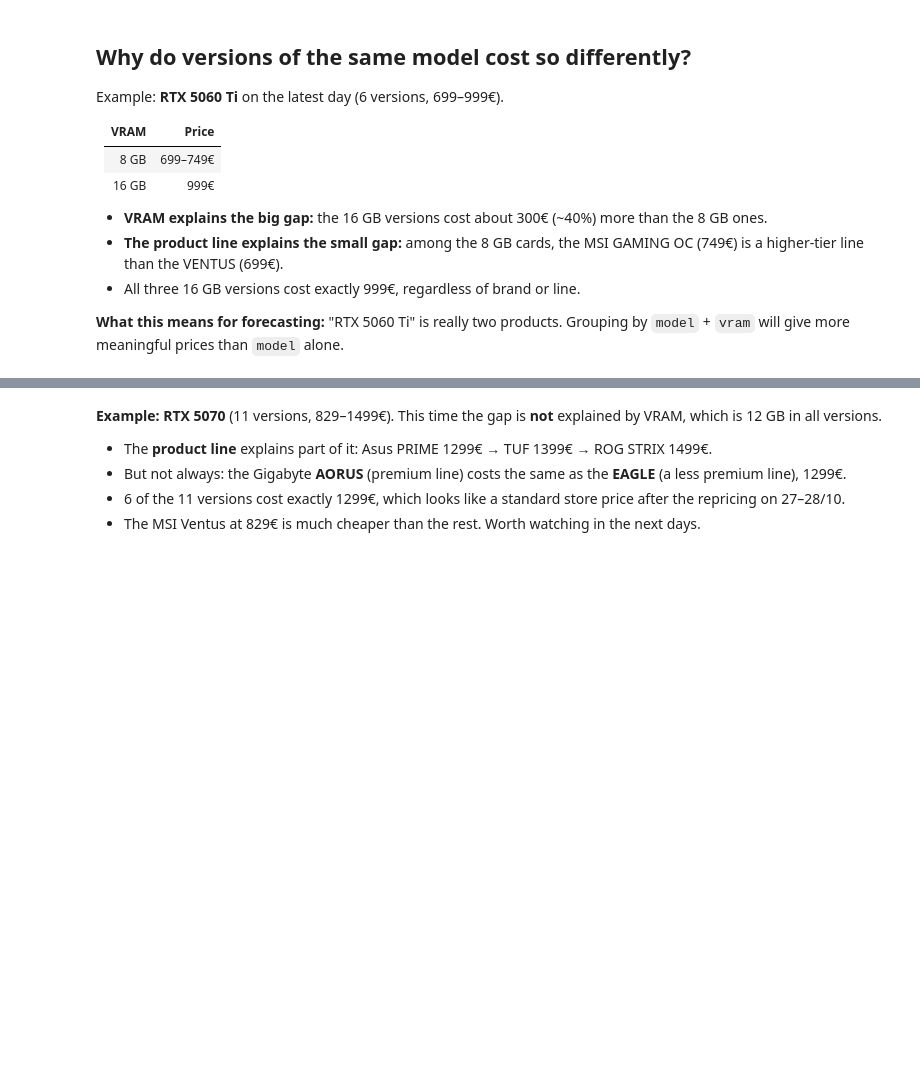
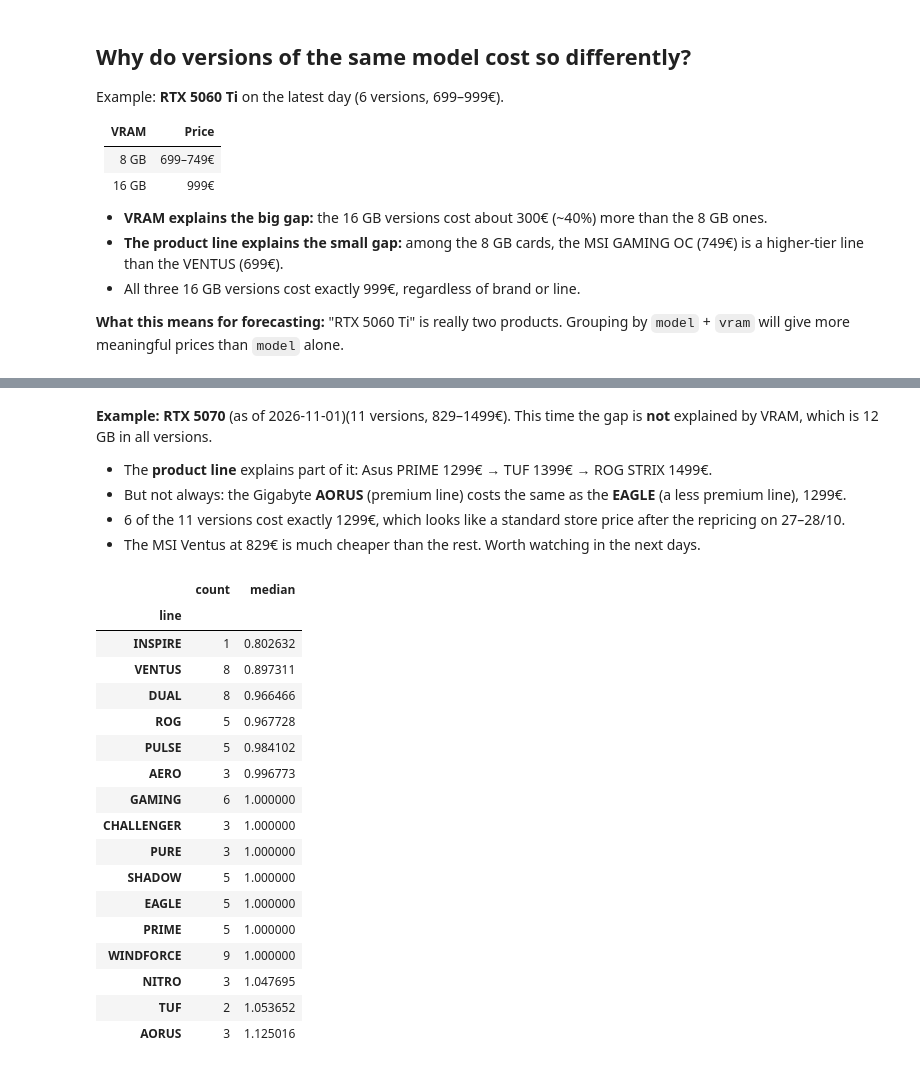
Before and after one commit to odysmpasias/gpu-price-tracker, a Jupyter notebook: notebooks/02_eda.ipynb, the cells around one changed output, grey strips where cells are left out. Drawn from its saved outputs; the diff is of its cells as text; code cells hidden in the pictures; blank space fills up the shorter version.

```diff
--- a/notebooks/02_eda.ipynb
+++ b/notebooks/02_eda.ipynb
@@ -364,7 +395,31 @@ latest[latest["model"] == "RTX5070"][["name", "vram", "price"]].sort_values("pri
 # %% [markdown]
-**Example: RTX 5070** (11 versions, 829–1499€). This time the gap is **not** explained by VRAM, which is 12 GB in all versions.
+**Example: RTX 5070** (as of 2026-11-01)(11 versions, 829–1499€). This time the gap is **not** explained by VRAM, which is 12 GB in all versions.
 
 - The **product line** explains part of it: Asus PRIME 1299€ → TUF 1399€ → ROG STRIX 1499€.
 - But not always: the Gigabyte **AORUS** (premium line) costs the same as the **EAGLE** (a less premium line), 1299€.
 - 6 of the 11 versions cost exactly 1299€, which looks like a standard store price after the repricing on 27–28/10.
 - The MSI Ventus at 829€ is much cheaper than the rest. Worth watching in the next days.
+# %%
+latest = latest.copy()
+latest["model_median"] = latest.groupby("model")["price"].transform("median")
+latest["price_ratio"] = latest["price"]/latest["model_median"]
+latest.groupby("line")["price_ratio"].agg(["count", "median"]).sort_values("median")
+# %% [output]
+|  | count | median |
+| line |  |  |
+| INSPIRE | 1 | 0.802632 |
+| VENTUS | 8 | 0.897311 |
+| DUAL | 8 | 0.966466 |
+| ROG | 5 | 0.967728 |
+| PULSE | 5 | 0.984102 |
+| AERO | 3 | 0.996773 |
+| GAMING | 6 | 1.000000 |
+| CHALLENGER | 3 | 1.000000 |
+| PURE | 3 | 1.000000 |
+| SHADOW | 5 | 1.000000 |
+| EAGLE | 5 | 1.000000 |
+| PRIME | 5 | 1.000000 |
+| WINDFORCE | 9 | 1.000000 |
+| NITRO | 3 | 1.047695 |
+| TUF | 2 | 1.053652 |
+| AORUS | 3 | 1.125016 |
```
Also changed, not shown: parts of 27 cells of this notebook.
